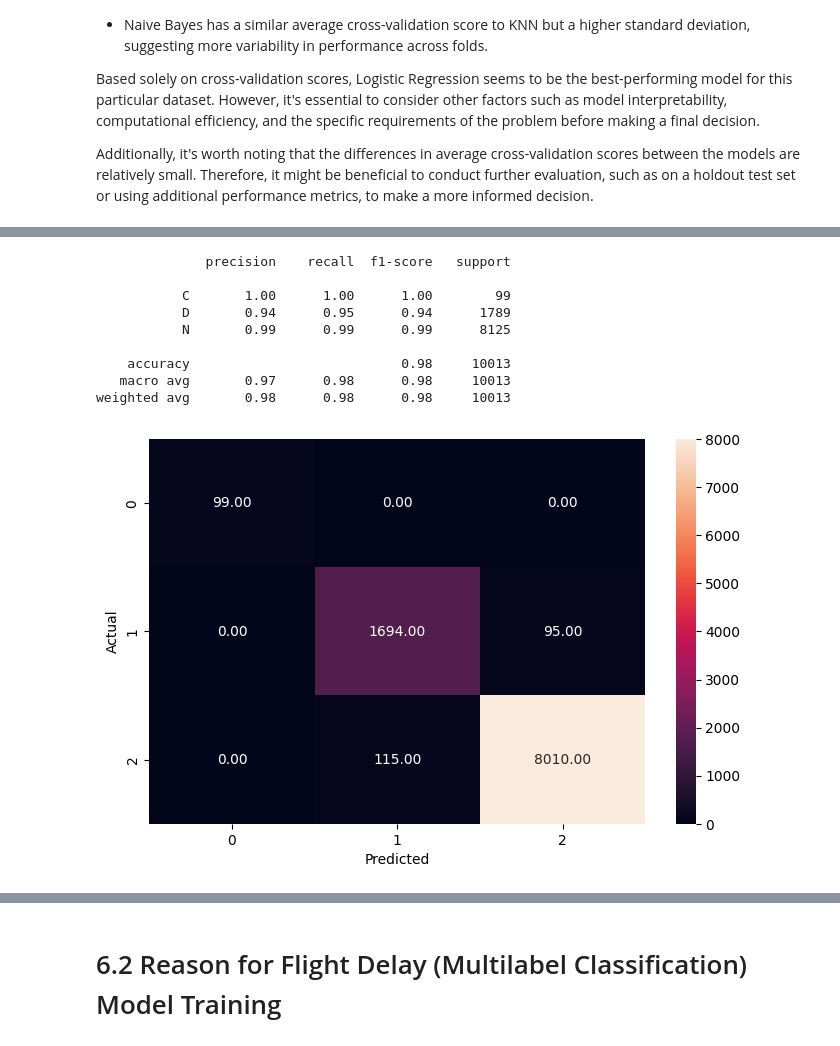
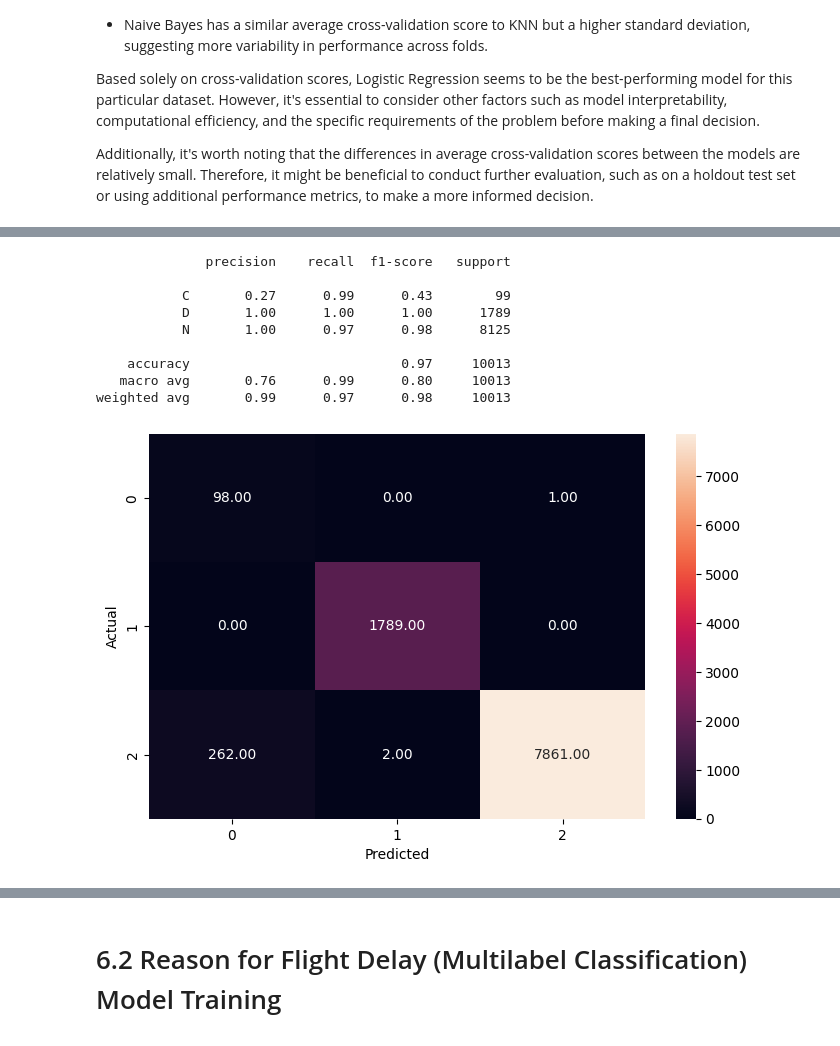
Before and after one commit to almostoutlier/Projects, a Jupyter notebook: Flights_Delay.ipynb, the cells around one changed output, grey strips where cells are left out. Drawn from its saved outputs; the diff is of its cells as text; code cells hidden in the pictures.

```diff
--- a/Flights_Delay.ipynb
+++ b/Flights_Delay.ipynb
@@ -1103,7 +1522,7 @@ def metrics_score(actual, predicted):
     print(classification_report(actual, predicted))
     cm = confusion_matrix(actual, predicted)
     plt.figure(figsize=(8,5))
-    sns.heatmap(cm, annot=True,  fmt='.2f')
+    sns.heatmap(cm, annot=True,  fmt='.2f', annot_kws={'fontsize': 10})
     plt.ylabel('Actual')
     plt.xlabel('Predicted')
     plt.show()
@@ -1154,3 +1573,7 @@ NB: 97.622928558348 (0.34090099899549425)
 Based solely on cross-validation scores, Logistic Regression seems to be the best-performing model for this particular dataset. However, it's essential to consider other factors such as model interpretability, computational efficiency, and the specific requirements of the problem before making a final decision.
 
 Additionally, it's worth noting that the differences in average cross-validation scores between the models are relatively small. Therefore, it might be beneficial to conduct further evaluation, such as on a holdout test set or using additional performance metrics, to make a more informed decision.
+# %%
+knn_classifier = KNeighborsClassifier(n_neighbors=5)
+
+knn_classifier.fit(XMC_train, ymc_train)
@@ -1156,0 +1606,19 @@ Additionally, it's worth noting that the differences in average cross-validation
+# %%
+from sklearn.ensemble import VotingClassifier
+from sklearn.linear_model import LogisticRegression
+from sklearn.tree import DecisionTreeClassifier
+from sklearn.svm import SVC
+from sklearn.metrics import precision_recall_fscore_support
+from sklearn.ensemble import RandomForestClassifier
+
+# Create individual classifiers
+clf1 = LogisticRegression(class_weight='balanced')
+clf2 = DecisionTreeClassifier(class_weight='balanced')
+clf3 = SVC(class_weight='balanced', probability=True)
+clf4 = RandomForestClassifier(class_weight='balanced')
+
+# Create the ensemble classifier
+ensemble = VotingClassifier(estimators=[('lr', clf1), ('dt', clf2), ('svm', clf3), ('rf', clf4)], voting='soft')
+
+# Train the ensemble on your data
+ensemble.fit(XMC_train, ymc_train)
@@ -1157,18 +1684,15 @@ Additionally, it's worth noting that the differences in average cross-validation
 # %%
-lg = LogisticRegression()
-lg.fit(XMC_train, ymc_train)
-
-# making predictions on the testing set
-y_pred = lg.predict(XMC_test)
+#Making predictions on the Test set.
+y_pred = ensemble.predict(XMC_test)
 metrics_score(ymc_test,y_pred)
 # %% [output]
               precision    recall  f1-score   support
 
-           C       1.00      1.00      1.00        99
-           D       0.94      0.95      0.94      1789
-           N       0.99      0.99      0.99      8125
+           C       0.27      0.99      0.43        99
+           D       1.00      1.00      1.00      1789
+           N       1.00      0.97      0.98      8125
 
-    accuracy                           0.98     10013
-   macro avg       0.97      0.98      0.98     10013
-weighted avg       0.98      0.98      0.98     10013
+    accuracy                           0.97     10013
+   macro avg       0.76      0.99      0.80     10013
+weighted avg       0.99      0.97      0.98     10013
-[figure, old version]
+[figure, new version]
```
Also changed, not shown: parts of 114 cells of this notebook.
